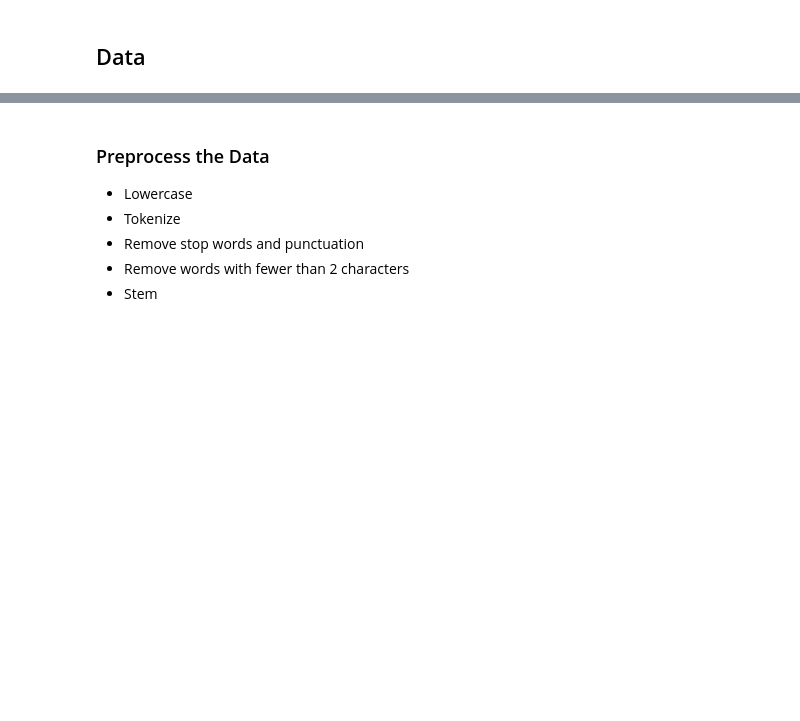
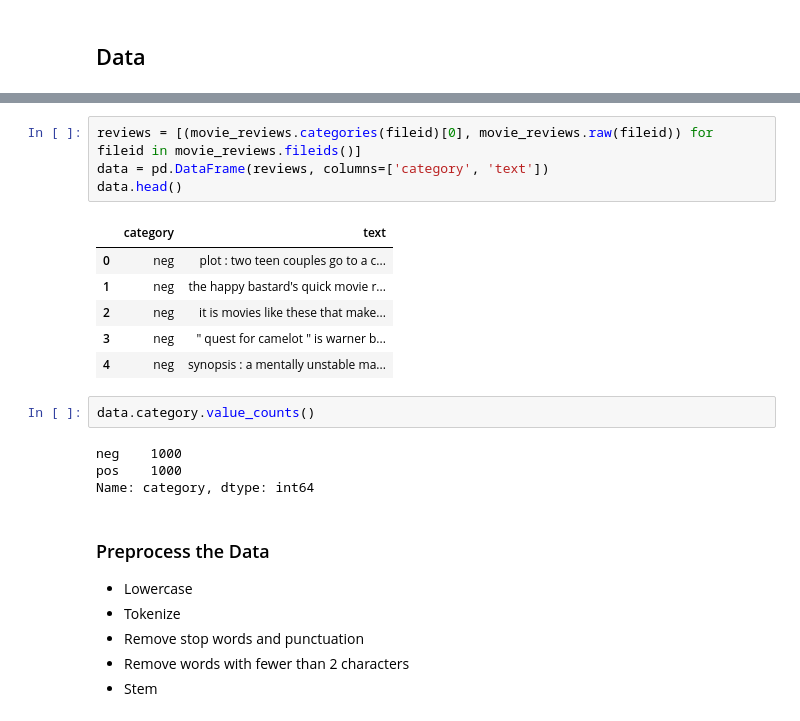
Before and after one commit to Ailuropoda1864/GA, a Jupyter notebook: modeling_text_data.ipynb, the cells around one changed output, grey strips where cells are left out. Drawn from its saved outputs; the diff is of its cells as text; blank space fills up the shorter version.

```diff
--- a/modeling_text_data.ipynb
+++ b/modeling_text_data.ipynb
@@ -113,3 +64,20 @@ data.head()
+# %%
+reviews = [(movie_reviews.categories(fileid)[0], movie_reviews.raw(fileid)) for fileid in movie_reviews.fileids()]
+data = pd.DataFrame(reviews, columns=['category', 'text'])
+data.head()
+# %% [output]
+|  | category | text |
+| 0 | neg | plot : two teen couples go to a c... |
+| 1 | neg | the happy bastard's quick movie r... |
+| 2 | neg | it is movies like these that make... |
+| 3 | neg | " quest for camelot " is warner b... |
+| 4 | neg | synopsis : a mentally unstable ma... |
+# %%
+data.category.value_counts()
+# %% [output]
+neg    1000
+pos    1000
+Name: category, dtype: int64
 # %% [markdown]
 ### Preprocess the Data
 - Lowercase
```
Also changed, not shown: parts of 64 cells of this notebook.
